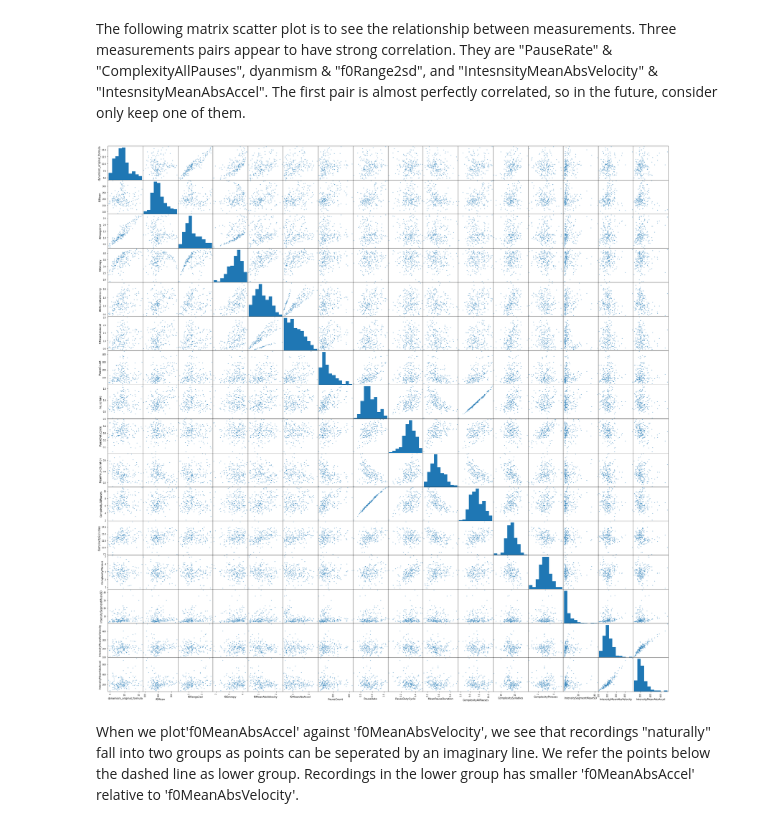
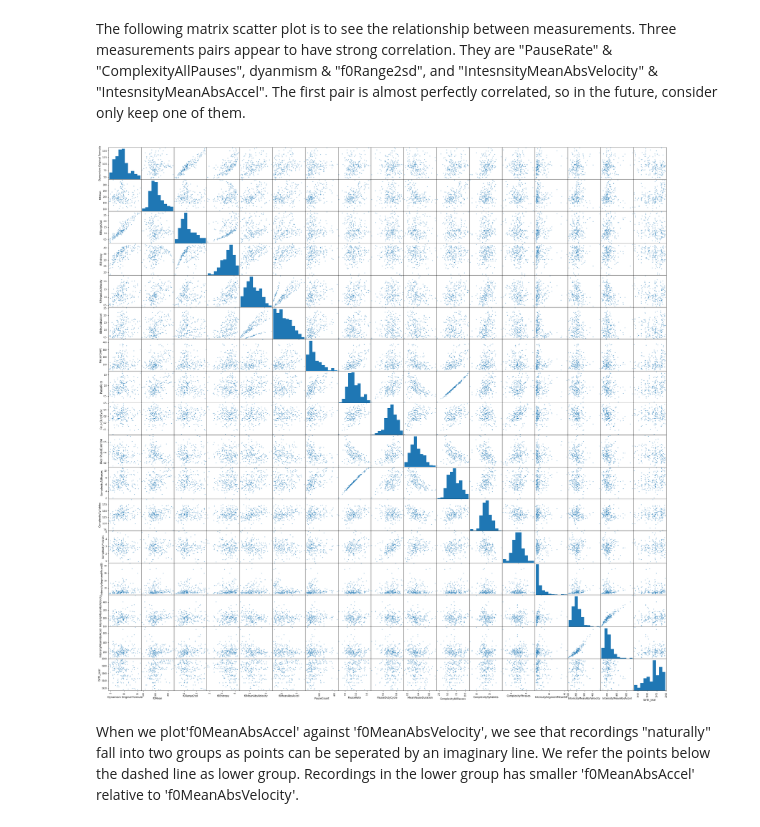
Before and after one commit to charles19920528/prosodic_analysis, a Jupyter notebook: data_exploration.ipynb, the cells around one changed output. Cells and saved outputs as stored; diff of their text form; code cells hidden in the pictures.

```diff
--- a/data_exploration.ipynb
+++ b/data_exploration.ipynb
@@ -23,2 +39,3 @@ data.head()
 # %%
-measurement_columns = data.columns[26:]
+measurement_columns = data.columns[28:]
+measurement_columns
@@ -31,9 +55,9 @@ data[measurement_columns].hist(figsize=(30, 30));
 # %% [markdown]
 The following matrix scatter plot is to see the relationship between measurements. Three measurements pairs appear to have strong correlation. They are "PauseRate" & "ComplexityAllPauses", dyanmism & "f0Range2sd", and "IntesnsityMeanAbsVelocity" & "IntesnsityMeanAbsAccel". The first pair is almost perfectly correlated, so in the future, consider only keep one of them.
 # %%
-pd.plotting.scatter_matrix(frame=data[measurement_columns], figsize=(40, 40));
+pd.plotting.scatter_matrix(frame=data[measurement_columns.to_list() + ["birth_year"]], figsize=(40, 40));
 # %% [output]
-[figure, old version]
+[figure, new version]
 # %%
 # We drop "PauseRate", "f0Range2sd", 'IntensityMeanAbsAccel' from now on in this exploratory analysis.
 measurement_columns = measurement_columns.drop(["PauseRate", "f0Range2sd", 'IntensityMeanAbsAccel'])
```
Also changed, not shown: parts of 22 cells of this notebook, 2 other files.
